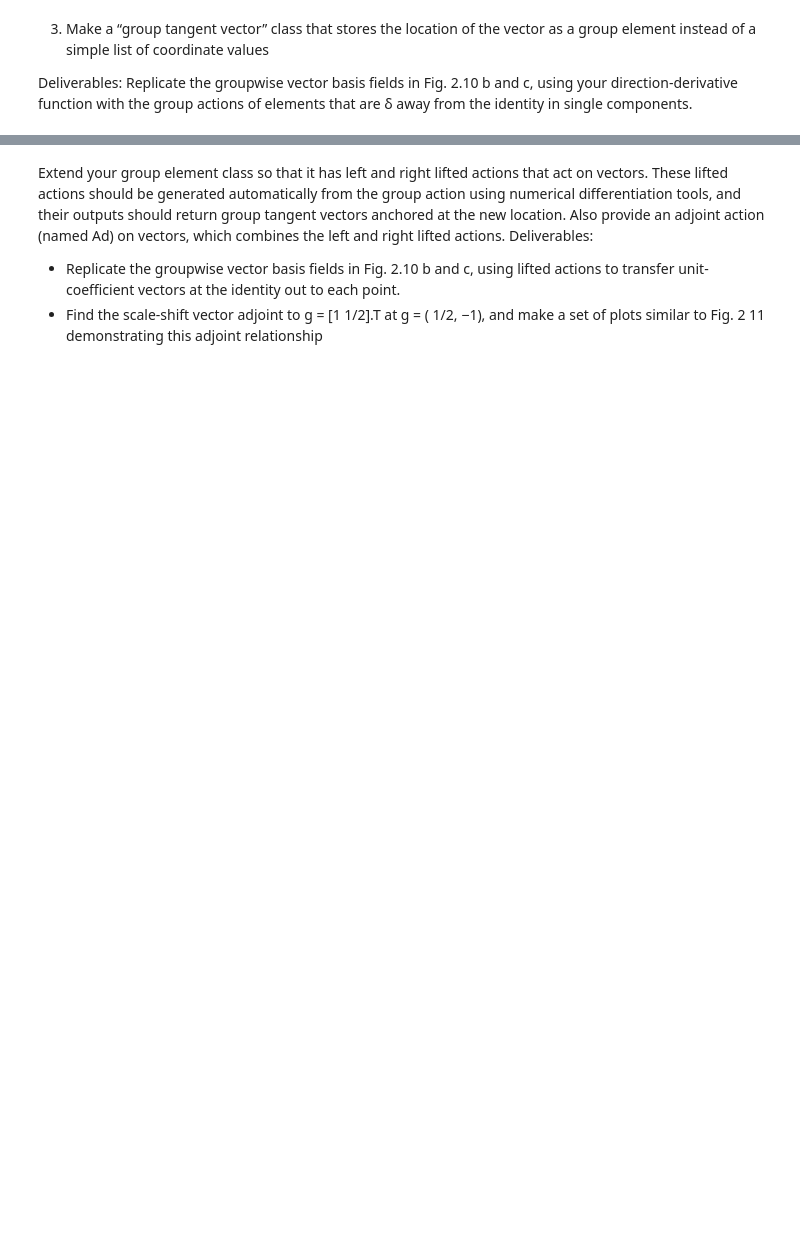
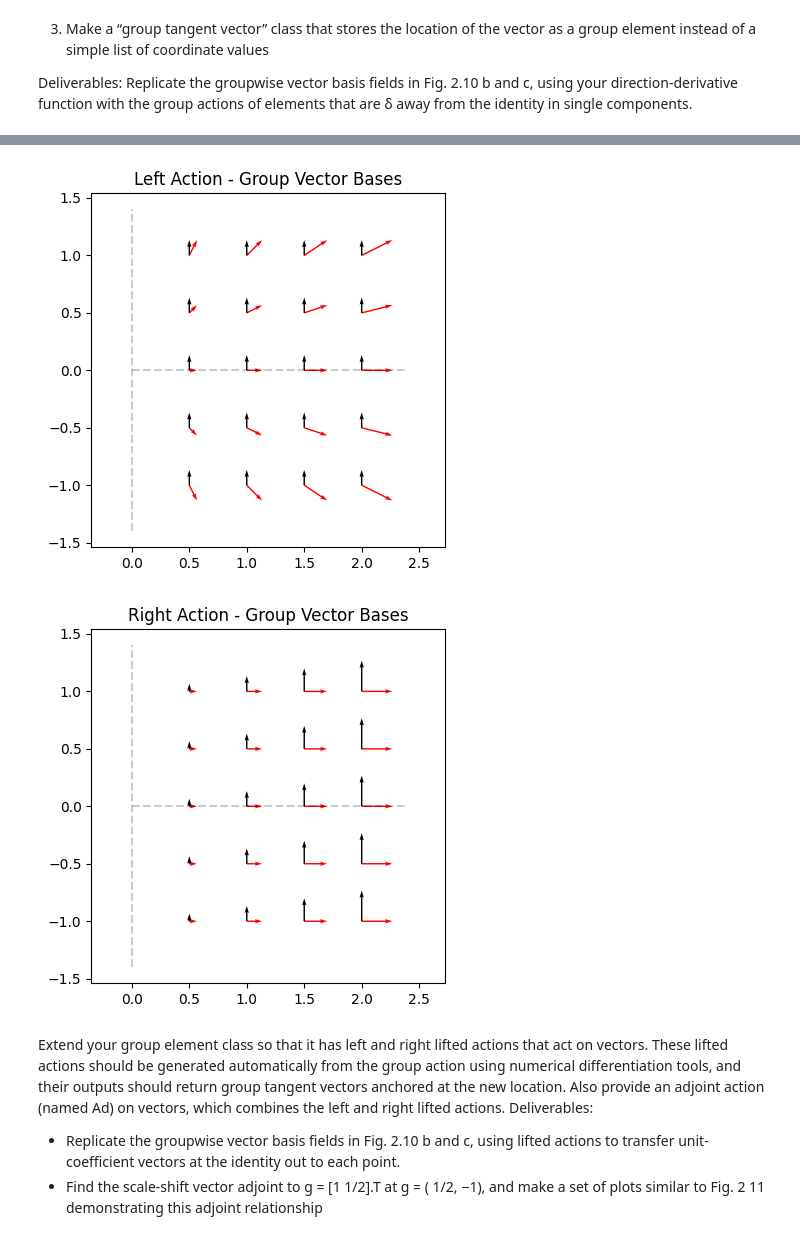
Before and after one commit to rooshm/rob541, a Jupyter notebook: hw2.ipynb, the cells around one changed output, grey strips where cells are left out. Cells and saved outputs as stored; diff of their text form; code cells hidden in the pictures; blank space fills up the shorter version.

```diff
--- a/hw2.ipynb
+++ b/hw2.ipynb
@@ -185,3 +95,22 @@ deriv: [[0. 2.]
+# %%
+from repgroup import SemiDirectProduct, RepGroupElement
+from lie_algebra import GroupVectorBases
+
+x = np.linspace(0.5, 2, 4)
+y = np.linspace(-1, 1, 5)
+X, Y = np.meshgrid(x, y)
+configuration = np.vstack((X.ravel(), Y.ravel())).T
+sdp = SemiDirectProduct()
+group_vectors = [RepGroupElement(value=config, group=sdp) for config in configuration]
+
+group_vb = GroupVectorBases(group_vectors)
+res_left = group_vb.evaluate(sdp.identity_element(), "left")
+plot_vector_field(res_left[0].configs(), [res.flatten() for res in res_left], title='Left Action - Group Vector Bases')
+res_right = group_vb.evaluate(sdp.identity_element(), "right")
+plot_vector_field(res_right[0].configs(), [res.flatten() for res in res_right], title='Right Action - Group Vector Bases')
+# %% [output]
+[figure, added]
+[figure, added]
 # %% [markdown]
 Extend your group element class so that it has left and right lifted actions that act on vectors.
 These lifted actions should be generated automatically from the group action using numerical differentiation tools, and their outputs should return group tangent vectors anchored at the new location. Also provide an adjoint action (named Ad) on vectors, which combines the left
```
Also changed, not shown: parts of 6 cells of this notebook, 5 other files.
